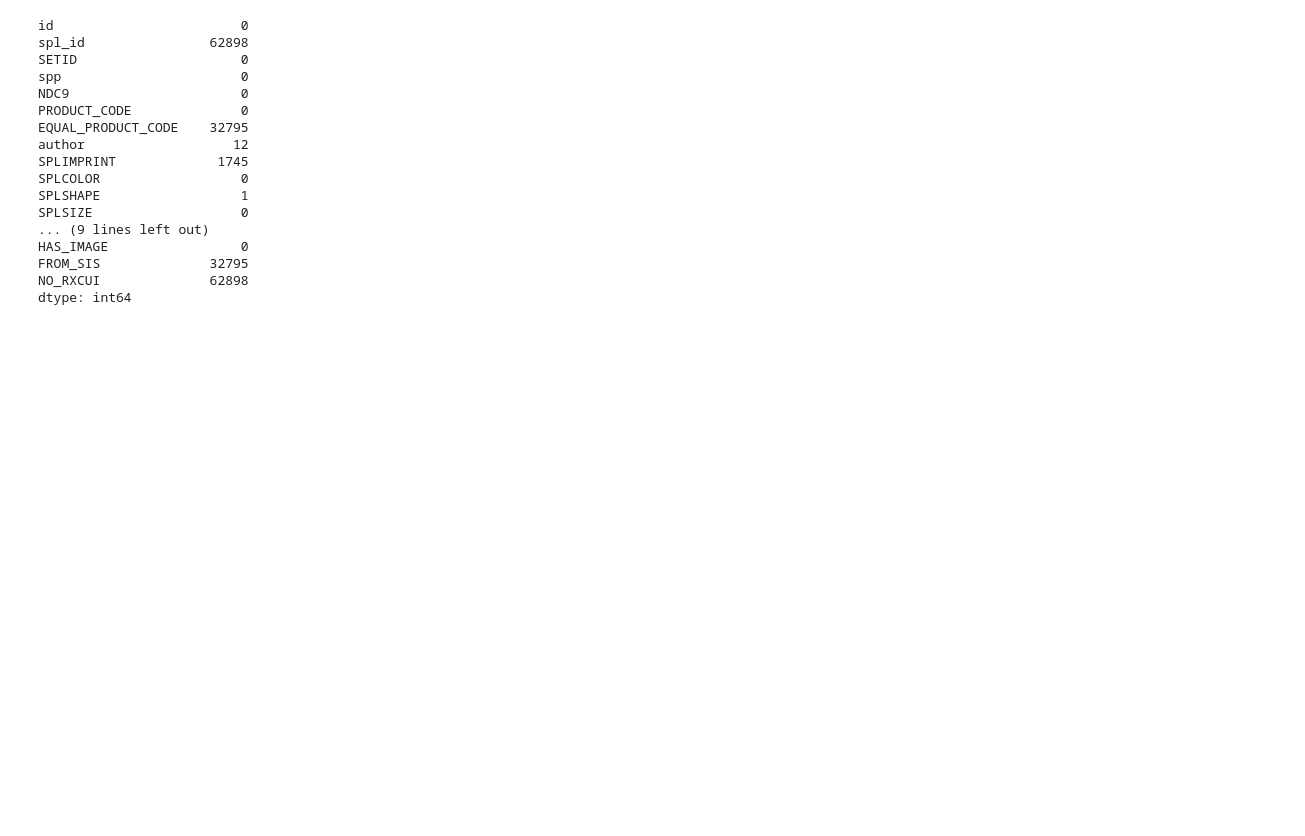
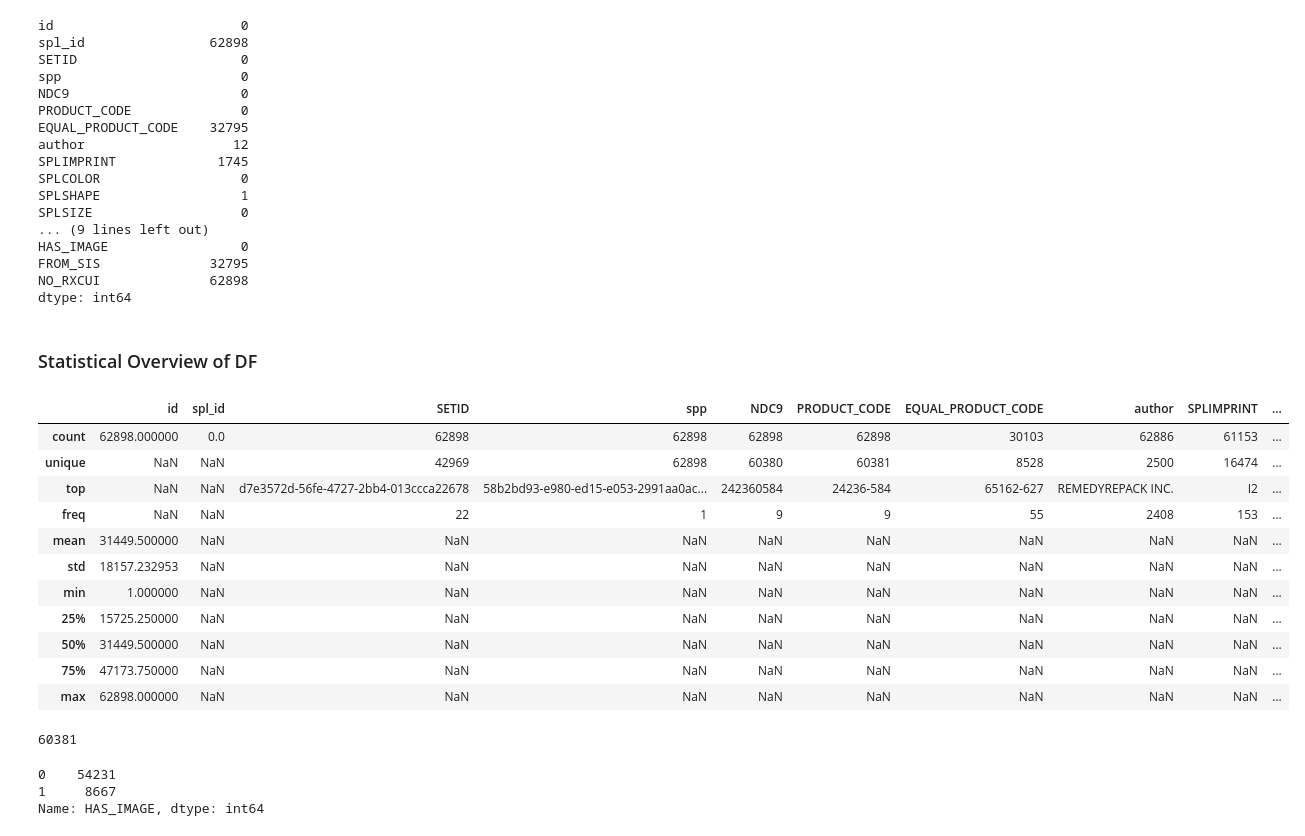
Before and after one commit to labs12-rxid/DS, a Jupyter notebook: pill_id_test.ipynb, the cells around one changed output. Cells and saved outputs as stored; diff of their text form; code cells hidden in the pictures; blank space fills up the shorter version.

```diff
--- a/pill_id_test.ipynb
+++ b/pill_id_test.ipynb
@@ -6,6 +6,11 @@ import imageio
 import matplotlib.pyplot as plt
 from skimage import color
 from skimage.exposure import rescale_intensity
+
+# extending Pandas view limits
+pd.set_option('display.max_rows', 500)
+pd.set_option('display.max_columns', 500)
+pd.set_option('display.width', 1000)
 # %% [markdown]
 ## Looking at AWS Rekognition Using Image of Pill
 # %%
@@ -99,3 +124,31 @@ HAS_IMAGE                 0
 FROM_SIS              32795
 NO_RXCUI              62898
 dtype: int64
+# %% [markdown]
+### Statistical Overview of DF
+# %%
+df.describe(include='all')
+# %% [output]
+|  | id | spl_id | SETID | spp | NDC9 | PRODUCT_CODE | EQUAL_PRODUCT_CODE | author | SPLIMPRINT | ... |
+| count | 62898.000000 | 0.0 | 62898 | 62898 | 62898 | 62898 | 30103 | 62886 | 61153 | ... |
+| unique | NaN | NaN | 42969 | 62898 | 60380 | 60381 | 8528 | 2500 | 16474 | ... |
+| top | NaN | NaN | d7e3572d-56fe-4727-2bb4-013ccca22678 | 58b2bd93-e980-ed15-e053-2991aa0ac... | 242360584 | 24236-584 | 65162-627 | REMEDYREPACK INC. | I2 | ... |
+| freq | NaN | NaN | 22 | 1 | 9 | 9 | 55 | 2408 | 153 | ... |
+| mean | 31449.500000 | NaN | NaN | NaN | NaN | NaN | NaN | NaN | NaN | ... |
+| std | 18157.232953 | NaN | NaN | NaN | NaN | NaN | NaN | NaN | NaN | ... |
+| min | 1.000000 | NaN | NaN | NaN | NaN | NaN | NaN | NaN | NaN | ... |
+| 25% | 15725.250000 | NaN | NaN | NaN | NaN | NaN | NaN | NaN | NaN | ... |
+| 50% | 31449.500000 | NaN | NaN | NaN | NaN | NaN | NaN | NaN | NaN | ... |
+| 75% | 47173.750000 | NaN | NaN | NaN | NaN | NaN | NaN | NaN | NaN | ... |
+| max | 62898.000000 | NaN | NaN | NaN | NaN | NaN | NaN | NaN | NaN | ... |
+# %%
+df.PRODUCT_CODE.nunique()
+# %% [output]
+60381
+# %%
+# Only images for 8,667 pills
+df.HAS_IMAGE.value_counts()
+# %% [output]
+0    54231
+1     8667
+Name: HAS_IMAGE, dtype: int64
```
Also changed, not shown: parts of 14 cells of this notebook.
